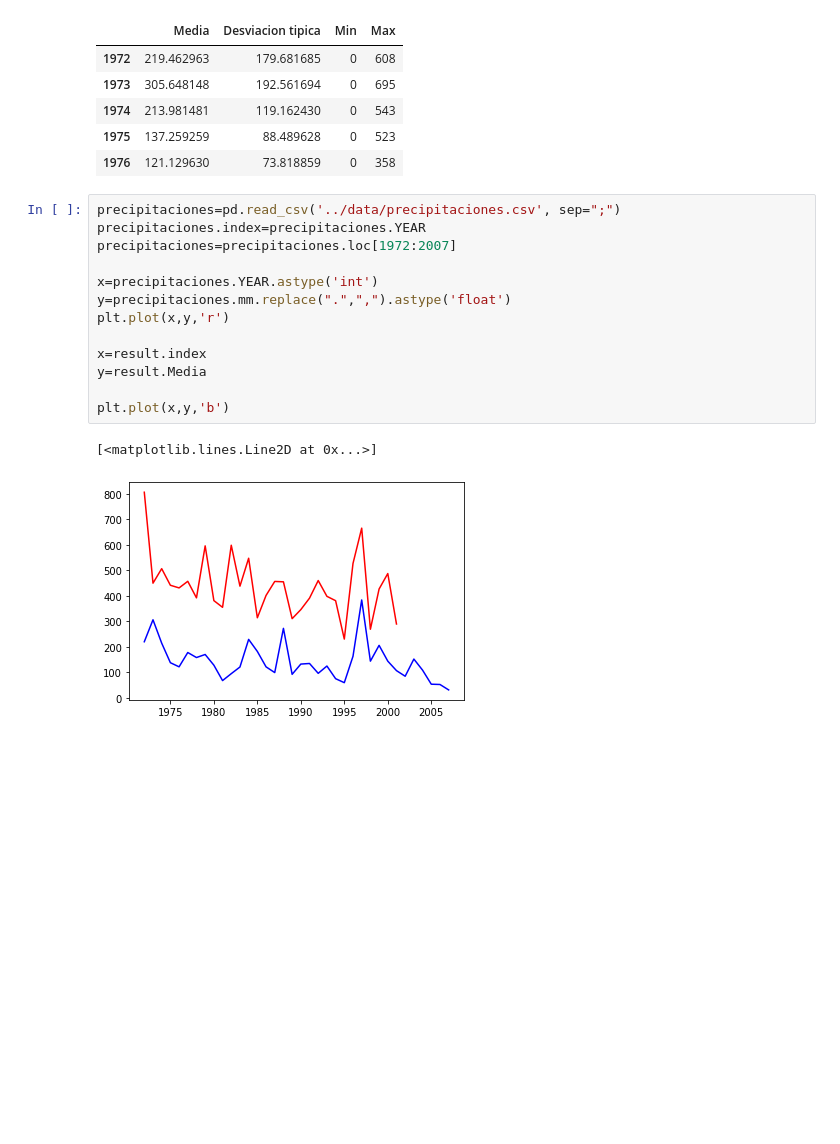
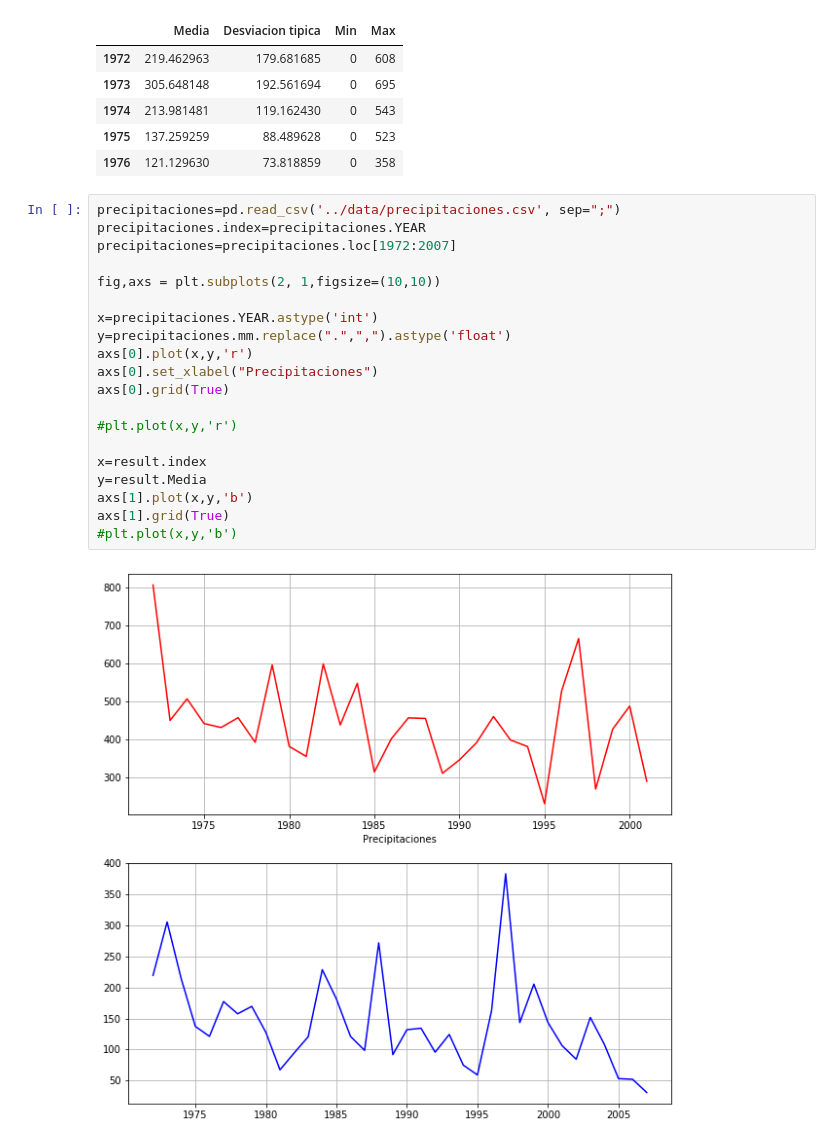
Before and after one commit to fuentebermudez/data-labs, a Jupyter notebook: module-1/pipelines-project/your-code/src/Report.ipynb, the cells around one changed output. Saved outputs shown, nothing was run; the diff lists cells and outputs as text; blank space fills up the shorter version.

```diff
--- a/module-1/pipelines-project/your-code/src/Report.ipynb
+++ b/module-1/pipelines-project/your-code/src/Report.ipynb
@@ -35,16 +43,22 @@ result.head()
 # %%
 precipitaciones=pd.read_csv('../data/precipitaciones.csv', sep=";")
 precipitaciones.index=precipitaciones.YEAR
 precipitaciones=precipitaciones.loc[1972:2007]
 
+fig,axs = plt.subplots(2, 1,figsize=(10,10))
+
 x=precipitaciones.YEAR.astype('int')
 y=precipitaciones.mm.replace(".",",").astype('float')
-plt.plot(x,y,'r')
+axs[0].plot(x,y,'r')
+axs[0].set_xlabel("Precipitaciones")
+axs[0].grid(True)
+
+#plt.plot(x,y,'r')
 
 x=result.index
 y=result.Media
-
-plt.plot(x,y,'b')
+axs[1].plot(x,y,'b')
+axs[1].grid(True)
+#plt.plot(x,y,'b')
 # %% [output]
-[<matplotlib.lines.Line2D at 0x...>]
-[figure, old version]
+[figure, new version]
```
Also changed, not shown: parts of 4 cells of this notebook.
